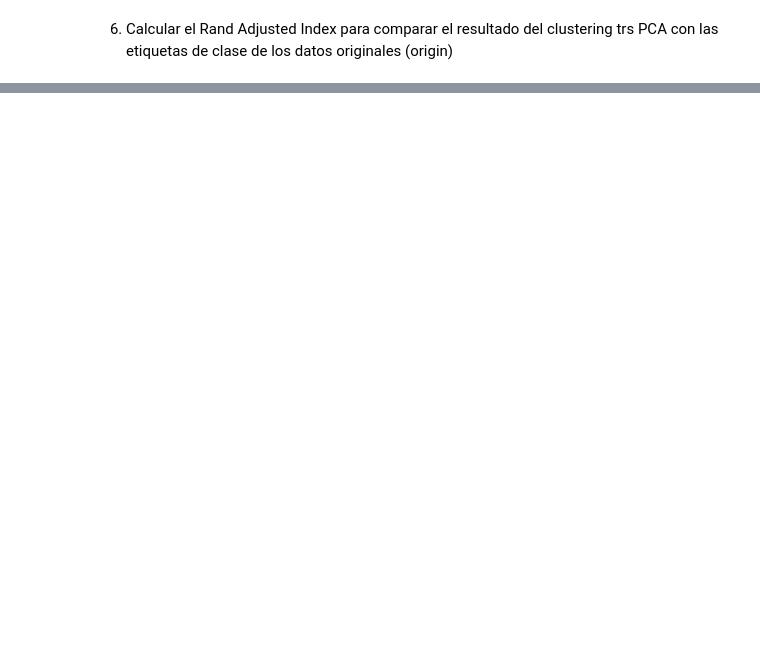
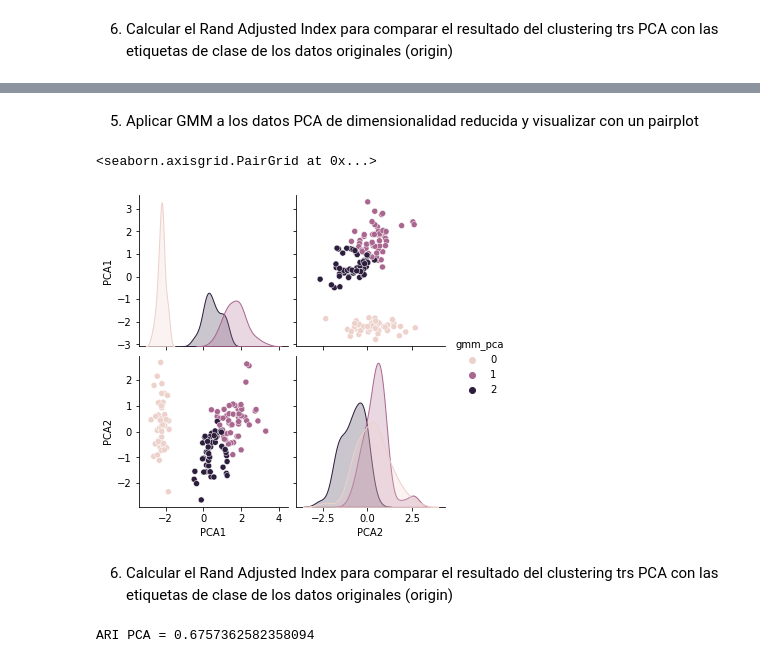
Before and after one commit to raulbenitez/postgrau_IML_exploratory, a Jupyter notebook: CLUSTERING/Clustering_PCA_vs_RAW.ipynb, the cells around one changed output, grey strips where cells are left out. Saved outputs shown, nothing was run; the diff lists cells and outputs as text; code cells hidden in the pictures; blank space fills up the shorter version.

```diff
--- a/CLUSTERING/Clustering_PCA_vs_RAW.ipynb
+++ b/CLUSTERING/Clustering_PCA_vs_RAW.ipynb
@@ -145,0 +241,26 @@ sns.pairplot(df1,hue='GT')
+# %% [markdown]
+
+5. Aplicar GMM a los datos PCA de dimensionalidad reducida y visualizar con un pairplot
+# %%
+from sklearn import mixture
+import matplotlib.pyplot as plt
+
+clust_gmm_pca = mixture.GaussianMixture(n_components=3,covariance_type='full').fit_predict(XPCA)
+
+df1 = d.copy()
+df1['gmm_pca'] = clust_gmm_pca
+sns.pairplot(df1,hue='gmm_pca')
+# %% [output]
+<seaborn.axisgrid.PairGrid at 0x...>
+[figure, added]
+# %% [markdown]
+
+6. Calcular el Rand Adjusted Index para comparar el resultado del clustering trs PCA con las etiquetas de clase de los datos originales (origin)
+# %%
+from sklearn.metrics.cluster import adjusted_rand_score
+
+ARI_pca = adjusted_rand_score(y,clust_gmm_pca)
+
+print('ARI PCA = {}'.format(ARI_pca))
+# %% [output]
+ARI PCA = 0.6757362582358094
```
Also changed, not shown: parts of 18 cells of this notebook.
